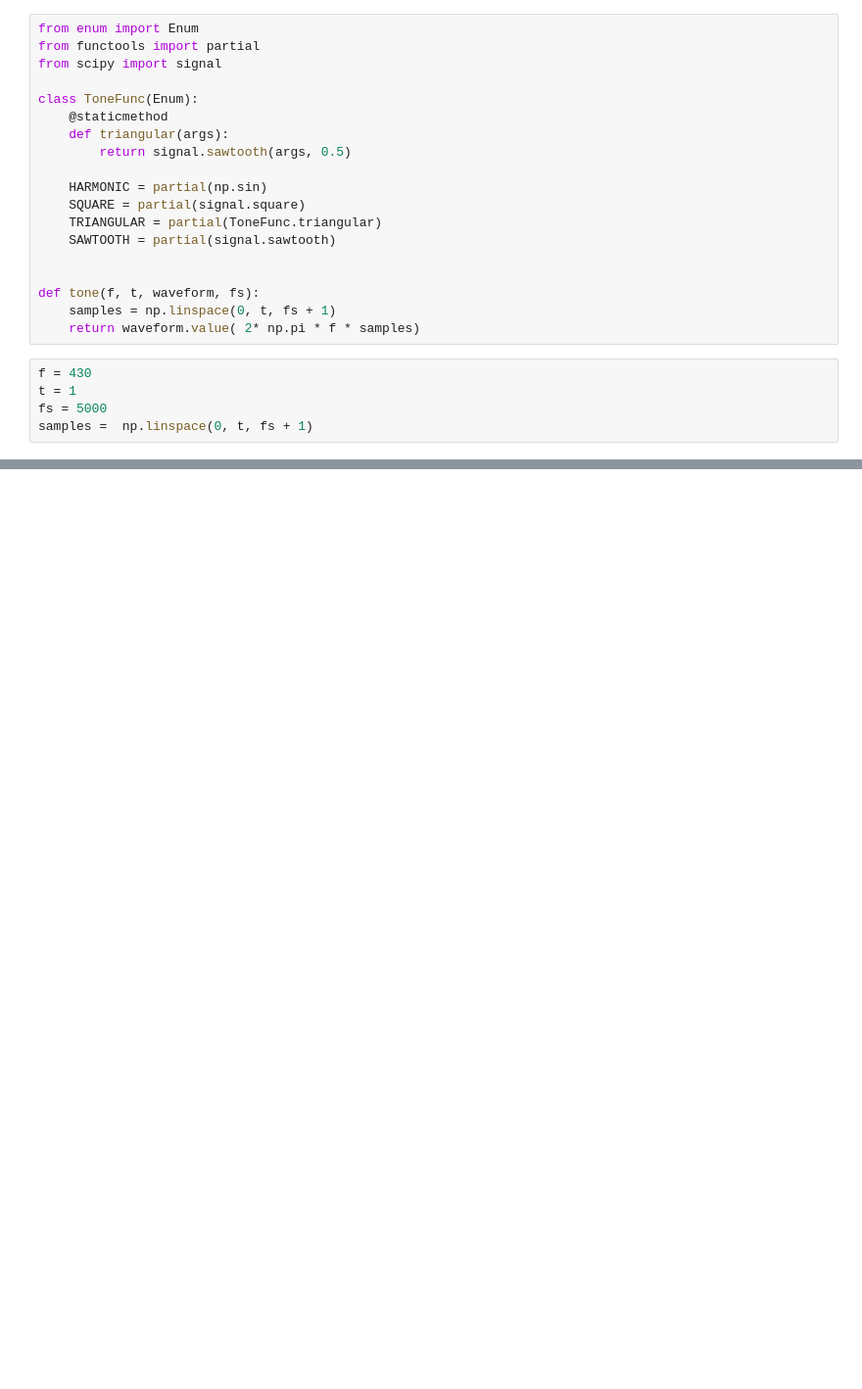
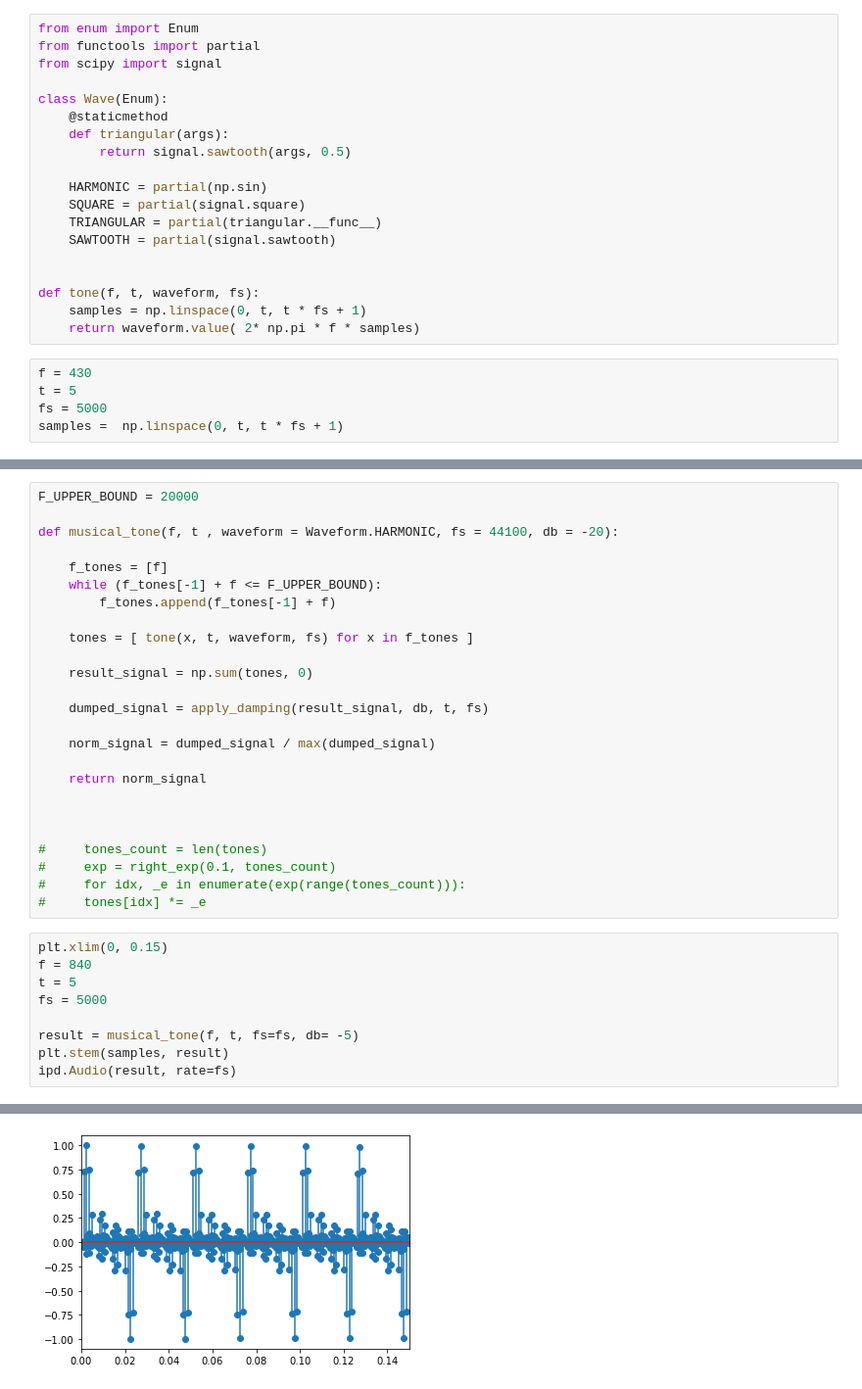
Before and after one commit to prafdin/DSP-Labs, a Jupyter notebook: Lab1.ipynb, the cells around one changed output, grey strips where cells are left out. Shown: that part at 98% size. Cells and saved outputs as stored; diff of their text form; blank space fills up the shorter version.

```diff
--- a/Lab1.ipynb
+++ b/Lab1.ipynb
@@ -21,24 +24,24 @@ from enum import Enum
 from functools import partial
 from scipy import signal
 
-class ToneFunc(Enum):
+class Wave(Enum):
     @staticmethod
     def triangular(args):
         return signal.sawtooth(args, 0.5)
 
     HARMONIC = partial(np.sin)
     SQUARE = partial(signal.square)
-    TRIANGULAR = partial(ToneFunc.triangular)
+    TRIANGULAR = partial(triangular.__func__)
     SAWTOOTH = partial(signal.sawtooth)
 
 
 def tone(f, t, waveform, fs):
-    samples = np.linspace(0, t, fs + 1)
+    samples = np.linspace(0, t, t * fs + 1)
     return waveform.value( 2* np.pi * f * samples)
 # %%
 f = 430
-t = 1
+t = 5
 fs = 5000
-samples =  np.linspace(0, t, fs + 1)
+samples =  np.linspace(0, t, t * fs + 1)
 # %%
 plt.xlim(0, 0.005)
@@ -77,0 +107,35 @@ ipd.Audio(values, rate=fs)
+# %%
+F_UPPER_BOUND = 20000
+
+def musical_tone(f, t , waveform = Waveform.HARMONIC, fs = 44100, db = -20):
+
+    f_tones = [f]
+    while (f_tones[-1] + f <= F_UPPER_BOUND):
+        f_tones.append(f_tones[-1] + f)
+
+    tones = [ tone(x, t, waveform, fs) for x in f_tones ]
+
+    result_signal = np.sum(tones, 0)
+
+    dumped_signal = apply_damping(result_signal, db, t, fs)
+
+    norm_signal = dumped_signal / max(dumped_signal)
+
+    return norm_signal
+
+
+
+#     tones_count = len(tones)
+#     exp = right_exp(0.1, tones_count)
+#     for idx, _e in enumerate(exp(range(tones_count))):
+#     tones[idx] *= _e
+# %%
+plt.xlim(0, 0.15)
+f = 840
+t = 5
+fs = 5000
+
+result = musical_tone(f, t, fs=fs, db= -5)
+plt.stem(samples, result)
+ipd.Audio(result, rate=fs)
+# %% [output]
@@ -77,0 +143 @@ ipd.Audio(values, rate=fs)
+[figure, added]
```
Also changed, not shown: parts of 10 cells of this notebook.
